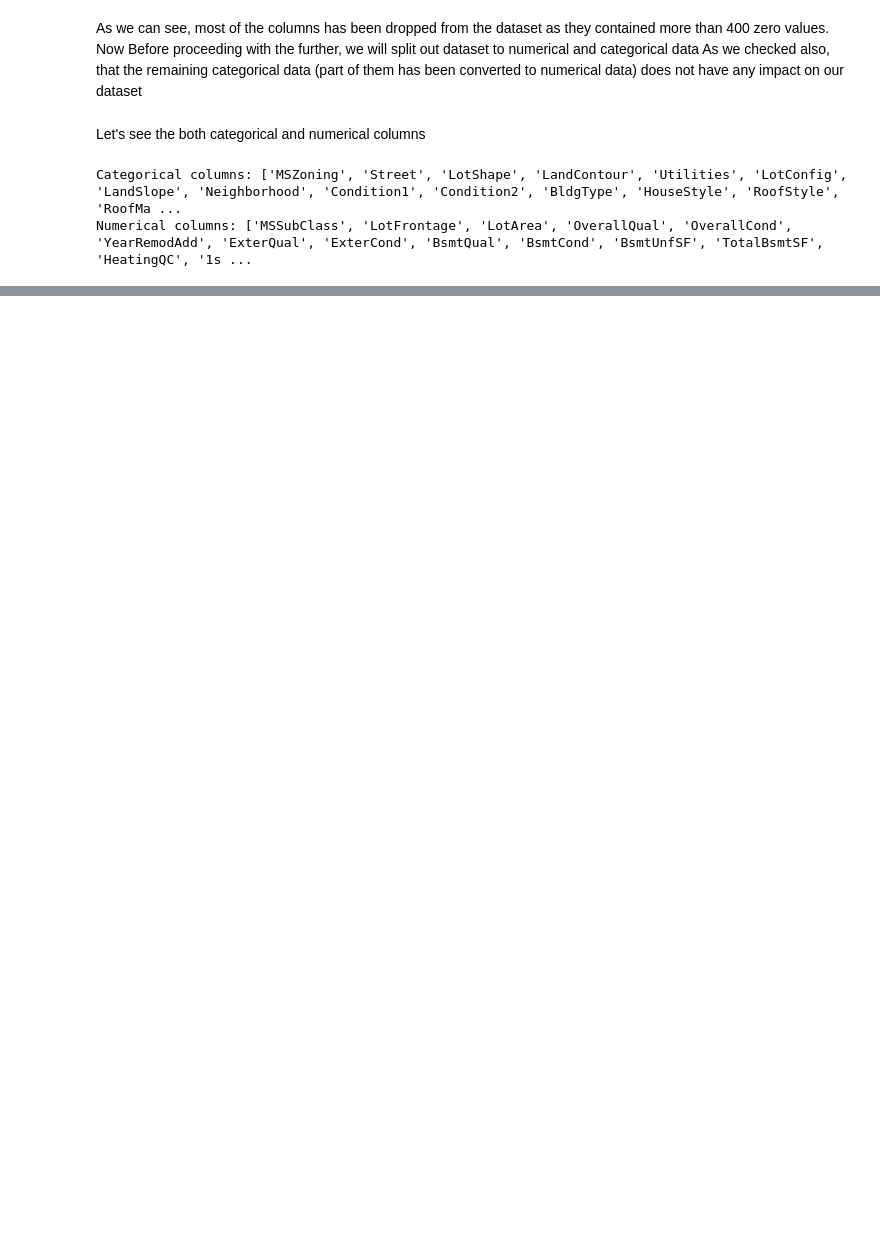
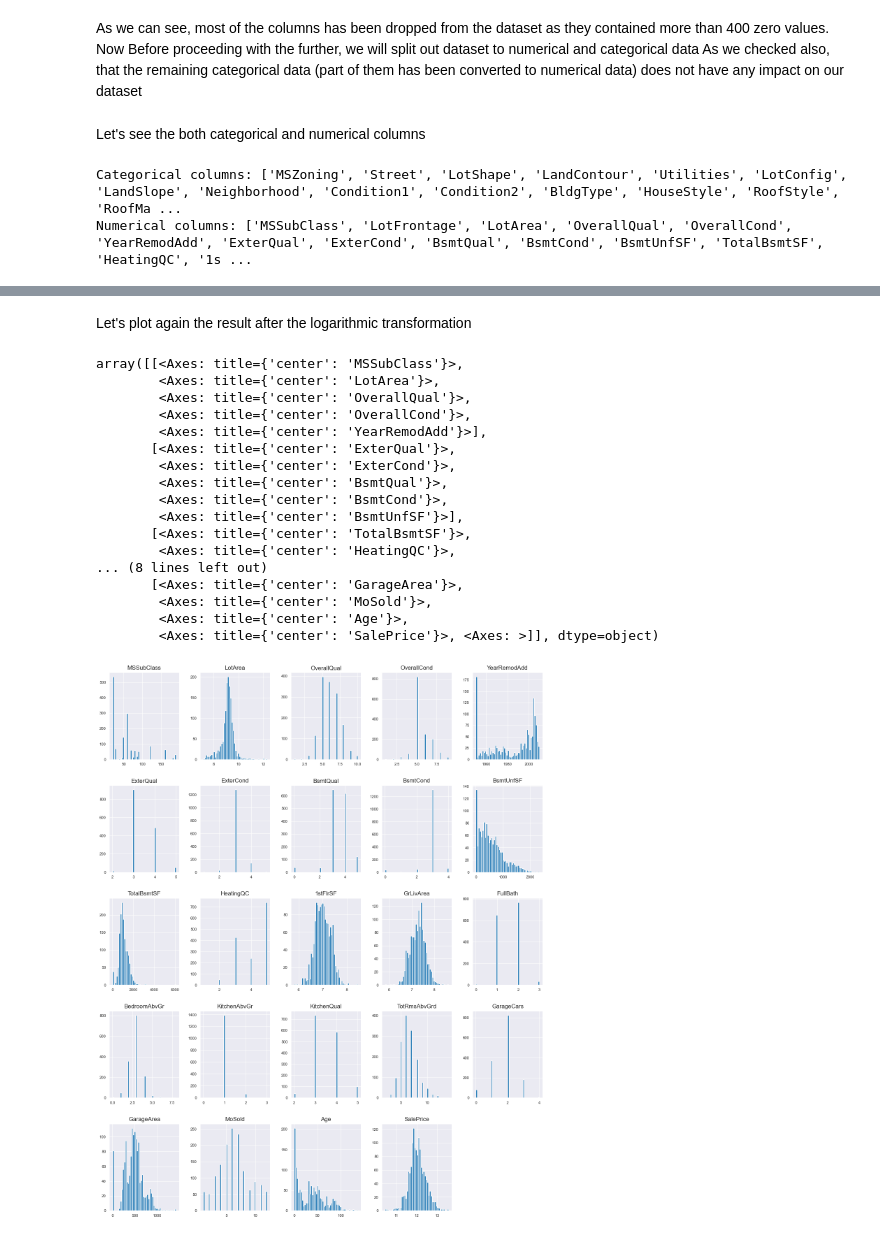
Before and after one commit to BorHan-U/Real-Estate-Price-Analysis-In-Germany-A-Software-Engineering-CourseWork-Project, a Jupyter notebook: bin/house-price-analysis.ipynb, the cells around one changed output, grey strips where cells are left out. Cells and saved outputs as stored; diff of their text form; code cells hidden in the pictures; blank space fills up the shorter version.

```diff
--- a/bin/house-price-analysis.ipynb
+++ b/bin/house-price-analysis.ipynb
@@ -203,0 +290,10 @@ Numerical columns: ['MSSubClass', 'LotFrontage', 'LotArea', 'OverallQual', 'Over
+# %%
+def apply_1_plus_log_transformation(data, columns_to_transform):
+    transformed_data = data.copy()
+    for column in columns_to_transform:
+        transformed_data[column] = np.log1p(transformed_data[column])
+    return transformed_data
+
+
+columns_to_transform = ['1stFlrSF', 'GrLivArea', 'LotArea', 'SalePrice']
+transformed_data = apply_1_plus_log_transformation(numerical_data, columns_to_transform)
@@ -203,0 +310,23 @@ Numerical columns: ['MSSubClass', 'LotFrontage', 'LotArea', 'OverallQual', 'Over
+# %% [markdown]
+Let's plot again the result after the logarithmic transformation
+# %%
+transformed_data.hist(figsize=(16, 20), bins=50, xlabelsize=8, ylabelsize=8)
+# %% [output]
+array([[<Axes: title={'center': 'MSSubClass'}>,
+        <Axes: title={'center': 'LotArea'}>,
+        <Axes: title={'center': 'OverallQual'}>,
+        <Axes: title={'center': 'OverallCond'}>,
+        <Axes: title={'center': 'YearRemodAdd'}>],
+       [<Axes: title={'center': 'ExterQual'}>,
+        <Axes: title={'center': 'ExterCond'}>,
+        <Axes: title={'center': 'BsmtQual'}>,
+        <Axes: title={'center': 'BsmtCond'}>,
+        <Axes: title={'center': 'BsmtUnfSF'}>],
+       [<Axes: title={'center': 'TotalBsmtSF'}>,
+        <Axes: title={'center': 'HeatingQC'}>,
+... (8 lines left out)
+       [<Axes: title={'center': 'GarageArea'}>,
+        <Axes: title={'center': 'MoSold'}>,
+        <Axes: title={'center': 'Age'}>,
+        <Axes: title={'center': 'SalePrice'}>, <Axes: >]], dtype=object)
+[figure, added]
```
Also changed, not shown: parts of 13 cells of this notebook.
